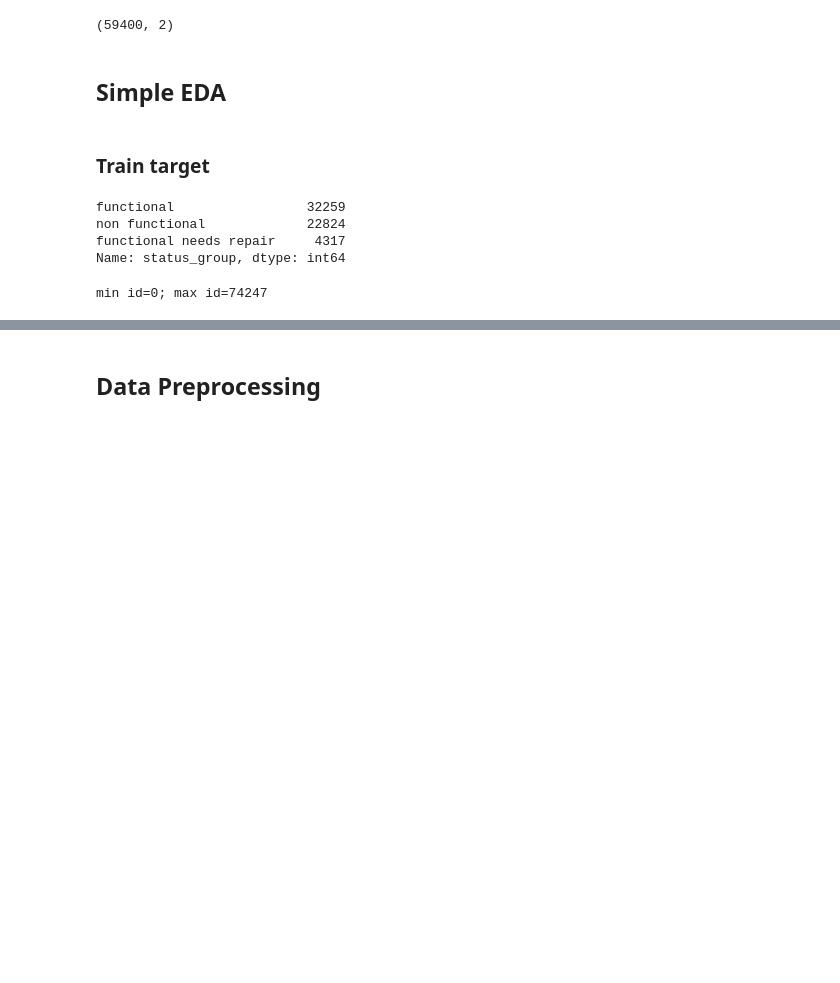
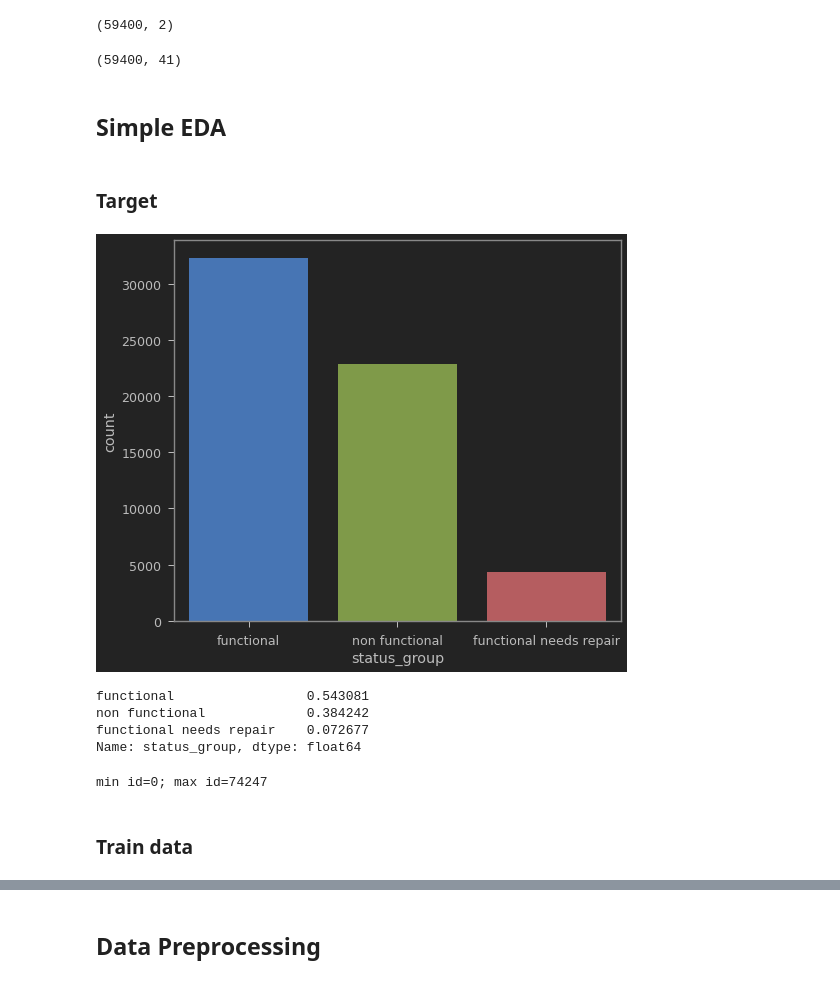
Before and after one commit to kryvokhyzha/kau-ml-midterm-2, a Jupyter notebook: notebooks/main.ipynb, the cells around one changed output, grey strips where cells are left out. Drawn from its saved outputs; the diff is of its cells as text; code cells hidden in the pictures; blank space fills up the shorter version.

```diff
--- a/notebooks/main.ipynb
+++ b/notebooks/main.ipynb
@@ -20,3 +33,7 @@ PATH2PROJECT = Path('..')
 PATH2CONFIGS = PATH2PROJECT / 'config'
 PATH2DATA = PATH2PROJECT / 'data'
 PATH2OUTPUT = PATH2PROJECT / 'output'
+# %%
+ID = 'id'
+TARGET = 'status_group'
+DATE = 'date_recorded'
@@ -41,3 +60,8 @@ y_train.shape
 assert len(y_train.status_group.unique()) == 3
 # %%
 assert df_train.shape[0] == y_train.shape[0]
+# %%
+df_train = df_train.merge(y_train, on=ID, how='inner')
+df_train.shape
+# %% [output]
+(59400, 41)
@@ -45,0 +75,2 @@ assert df_train.shape[0] == y_train.shape[0]
+# %% [markdown]
+### Target
@@ -46,2 +79,17 @@ assert df_train.shape[0] == y_train.shape[0]
+# %%
+sns.countplot(x=df_train[TARGET]);
+# %% [output]
+[figure, added]
+# %%
+df_train[TARGET].value_counts(normalize=alize=True)
+# %% [output]
+functional                 0.543081
+non functional             0.384242
+functional needs repair    0.072677
+Name: status_group, dtype: float64
+# %%
+print('min id=%d; max id=%d' % (df_train[ID].min(), df_train[ID].max()))
+# %% [output]
+min id=0; max id=74247
 # %% [markdown]
-### Train target
+### Train data
@@ -50,11 +95,0 @@ assert all(y_train.groupby('id')['status_group'].count() == 1)
-# %%
-y_train.status_group.value_counts()
-# %% [output]
-functional                 32259
-non functional             22824
-functional needs repair     4317
-Name: status_group, dtype: int64
-# %%
-print('min id=%d; max id=%d' % (y_train.id.min(), y_train.id.max()))
-# %% [output]
-min id=0; max id=74247
```
Also changed, not shown: parts of 29 cells of this notebook, 2 other files.
